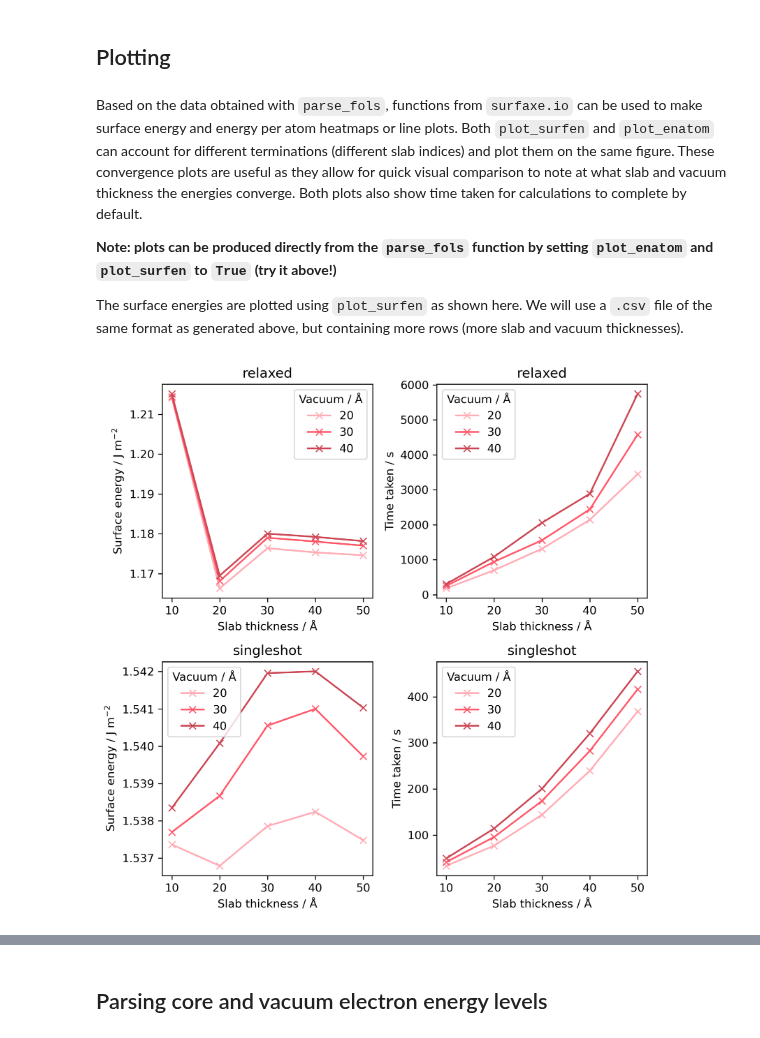
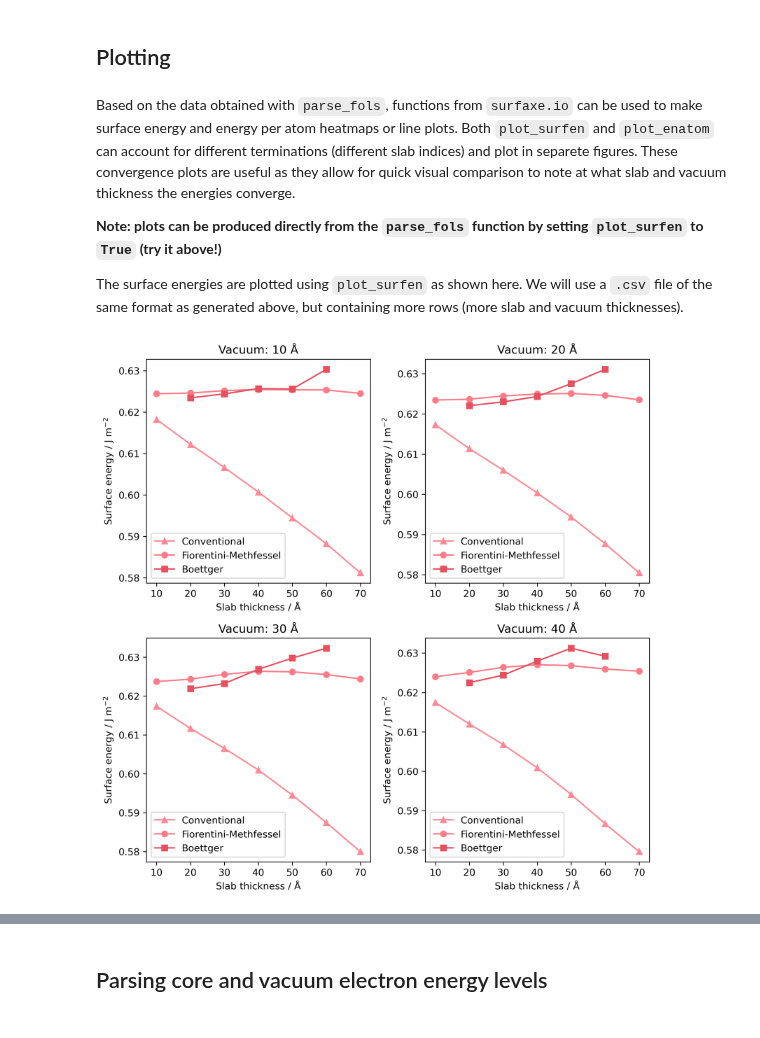
Before and after one commit to SMTG-Bham/surfaxe, a Jupyter notebook: tutorials/convergence/convergence_tutorial.ipynb, the cells around one changed output, grey strips where cells are left out. Saved outputs shown, nothing was run; the diff lists cells and outputs as text; code cells hidden in the pictures.

```diff
--- a/tutorials/convergence/convergence_tutorial.ipynb
+++ b/tutorials/convergence/convergence_tutorial.ipynb
@@ -78,18 +79,19 @@ parse_fols(hkl=(0,0,1),
 # %% [markdown]
 ## Plotting
 # %% [markdown]
-Based on the data obtained with `parse_fols`, functions from `surfaxe.io` can be used to make surface energy and energy per atom heatmaps or line plots. Both `plot_surfen` and `plot_enatom` can account for different terminations (different slab indices) and plot them on the same figure. These convergence plots are useful as they allow for quick visual comparison to note at what slab and vacuum thickness the energies converge. Both plots also show time taken for calculations to complete by default.
+Based on the data obtained with `parse_fols`, functions from `surfaxe.io` can be used to make surface energy and energy per atom heatmaps or line plots. Both `plot_surfen` and `plot_enatom` can account for different terminations (different slab indices) and plot in separete figures. These convergence plots are useful as they allow for quick visual comparison to note at what slab and vacuum thickness the energies converge.
 
-**Note: plots can be produced directly from the `parse_fols` function by setting `plot_enatom` and `plot_surfen` to `True` (try it above!)**
+**Note: plots can be produced directly from the `parse_fols` function by setting `plot_surfen` to `True` (try it above!)**
 
 The surface energies are plotted using `plot_surfen` as shown here. We will use a `.csv` file of the same format as generated above, but containing more rows (more slab and vacuum thicknesses).
 # %%
 # Read the csv in as a pandas dataframe
 df = pd.read_csv(str(path_to_conv_data.joinpath('110_data.csv')))
+df2 = pd.read_csv(str(path_to_conv_data.joinpath('010_data.csv')))
 # Plot the data and save as a png file
-plot_surfen(df, plt_fname='110_surface_energy.png', width=7, height=7)
+plot_surfen(df2, plt_fname='010_surface_energy.png', width=8, height=8)
 # %% [output]
-[figure, old version]
+[figure, new version]
 # %% [markdown]
 In this case, we are comparing the convergence of surface energy when the slab is allowed to relax vs a singleshot (static) calculation.
 
```
Also changed, not shown: parts of 11 cells of this notebook, 6 other files.
